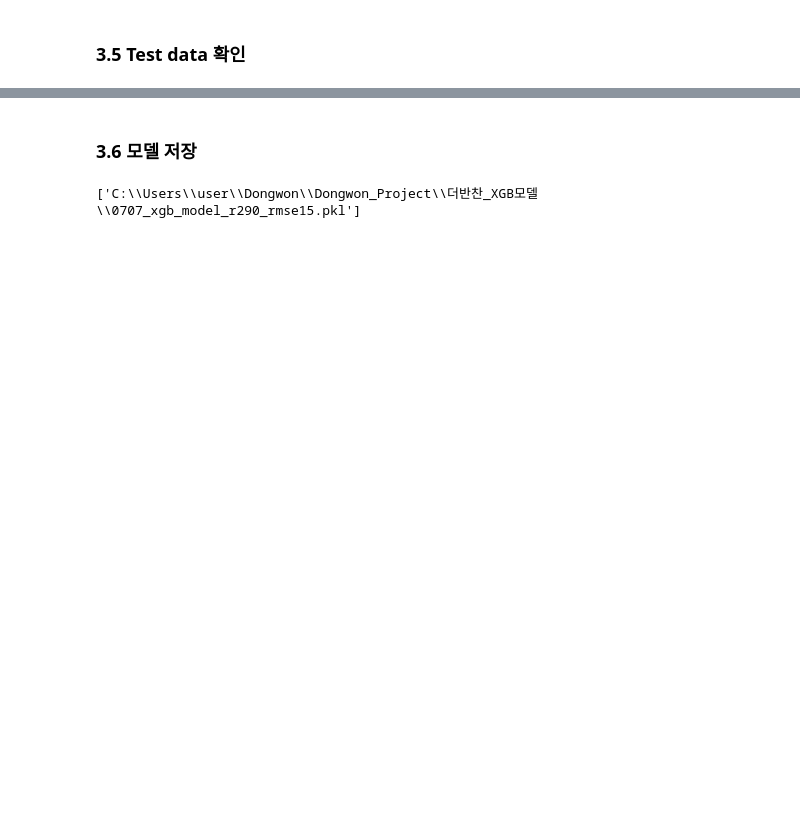
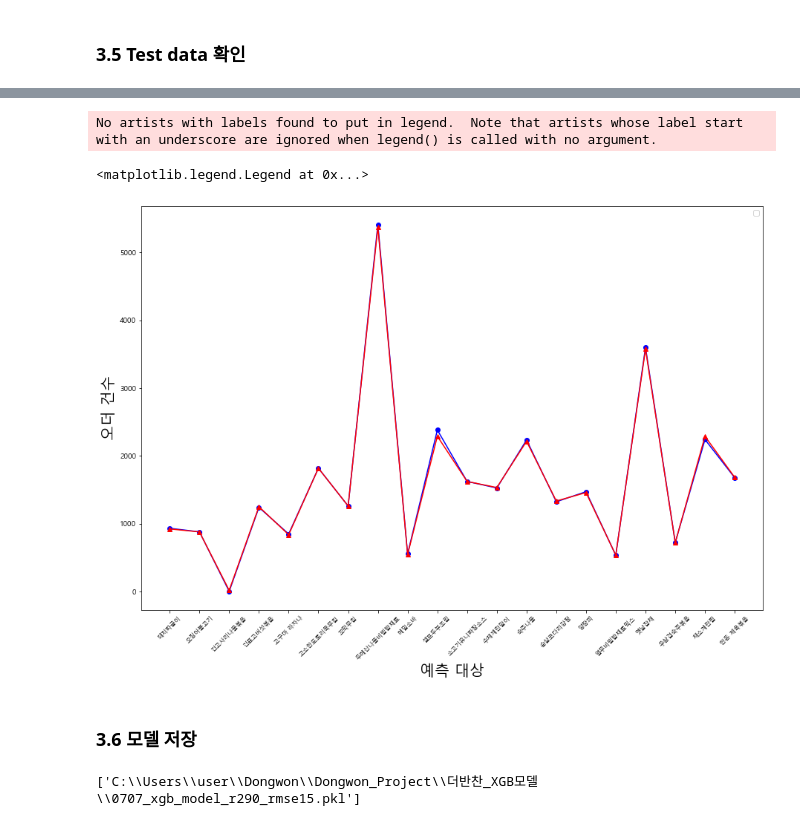
Before and after one commit to olsunghyun0416/Dongwon_Project, a Jupyter notebook: 더반찬_예측과제.ipynb, the cells around one changed output, grey strips where cells are left out. Saved outputs shown, nothing was run; the diff lists cells and outputs as text; code cells hidden in the pictures; blank space fills up the shorter version.

```diff
--- a/더반찬_예측과제.ipynb
+++ b/더반찬_예측과제.ipynb
@@ -610,3 +612,30 @@ xgb_test_pred
+# %%
+# 그래프 한글깨짐 방지
+plt.rcParams['font.family'] = 'Malgun Gothic'
+# %%
+xlabel =['돼지짜글이',
+       '오징어불고기', '건고사리나물볶음',
+       '건표고버섯볶음', '고구마 라자냐',
+       '고소한도토리묵무침', '꼬막무침',
+       '두메산나물비빔밥재료', '메밀소바', '셀프두부조림',
+       '소고기유니짜장소스', '수제계란말이',
+       '숙주나물', '순살코다리강정', '양장피',
+       '열무비빔밥재료', '옛날잡채',
+       '우삼겹숙주볶음', '채소계란찜',
+       '한돈 제육볶음']
+# %%
+fig = plt.figure(figsize=(15,10))
+chart = fig.add_subplot(1,1,1)
+chart.plot(y_test.sum(), marker='o', color='blue')
+chart.plot(xgb_test_pred.sum(), marker='^', color='red')
+chart.set_xticklabels(xlabel, rotation=45, size=8)
+plt.xlabel('예측 대상', size=20)
+plt.ylabel('오더 건수', size=20)
+plt.legend(loc='best')
+# %% [output]
+No artists with labels found to put in legend.  Note that artists whose label start with an underscore are ignored when legend() is called with no argument.
+<matplotlib.legend.Legend at 0x...>
+[figure, added]
 # %% [markdown]
 ### 3.6 모델 저장
 # %%
```
Also changed, not shown: parts of 7 cells of this notebook.
